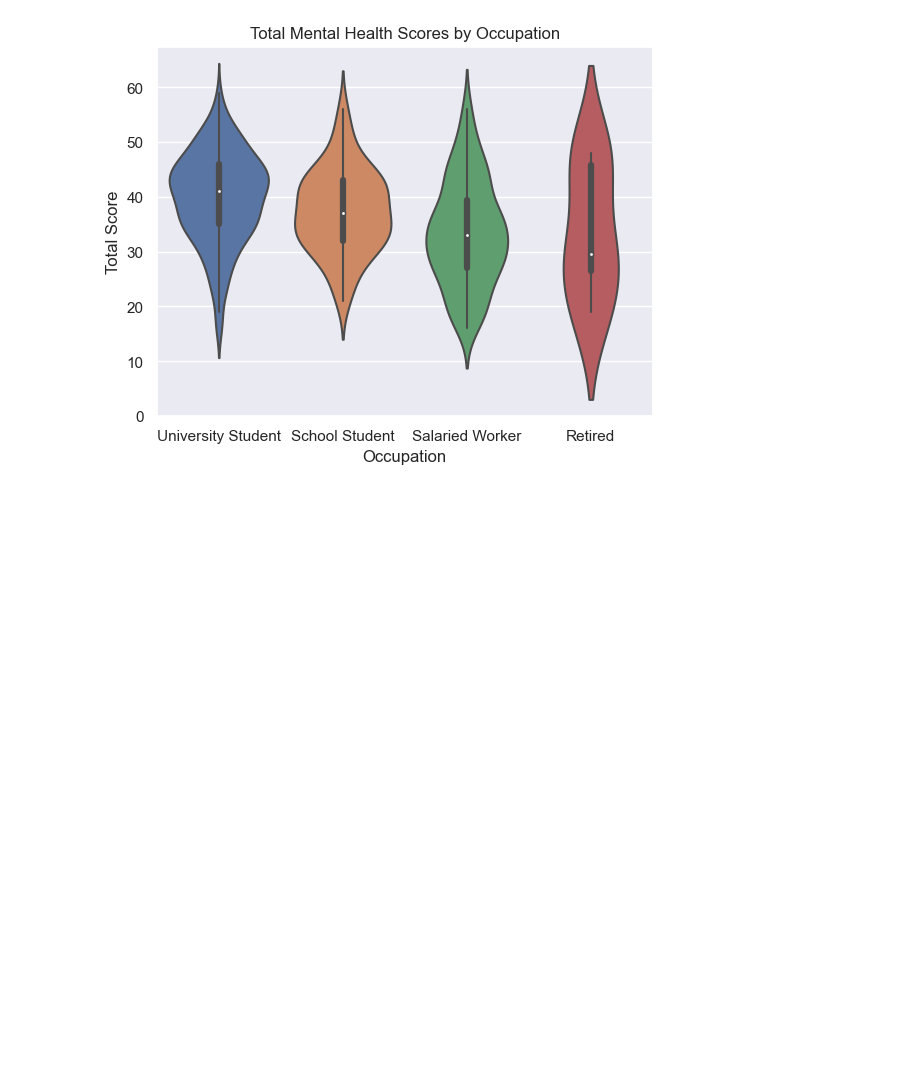
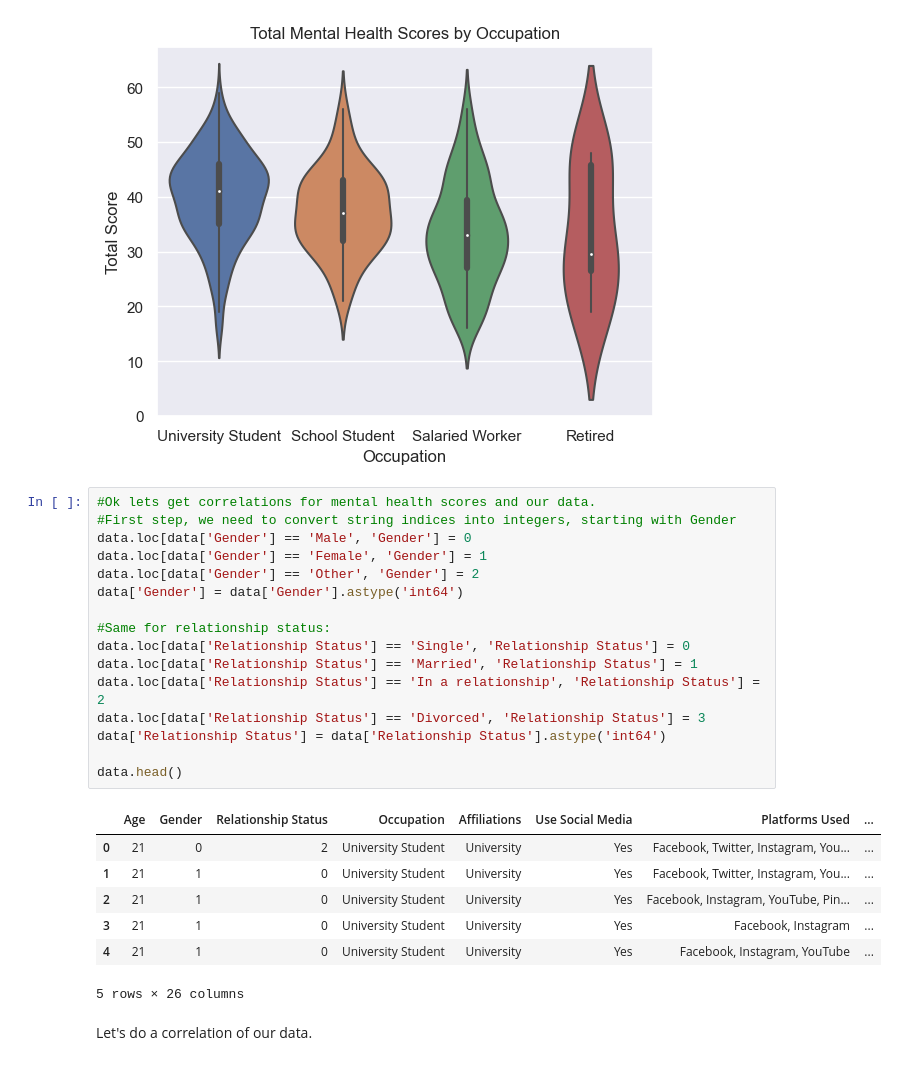
Before and after one commit to allygee/smmh_project, a Jupyter notebook: Social Media Mental Heallth Notebook.ipynb, the cells around one changed output. Cells and saved outputs as stored; diff of their text form; blank space fills up the shorter version.

```diff
--- a/Social Media Mental Heallth Notebook.ipynb
+++ b/Social Media Mental Heallth Notebook.ipynb
@@ -401,3 +410,29 @@ sns.violinplot(data=data, x=data['Occupation'],
 # %% [output]
 [Text(0.5, 1.0, 'Total Mental Health Scores by Occupation')]
 [figure]
+# %%
+#Ok lets get correlations for mental health scores and our data.
+#First step, we need to convert string indices into integers, starting with Gender
+data.loc[data['Gender'] == 'Male', 'Gender'] = 0
+data.loc[data['Gender'] == 'Female', 'Gender'] = 1
+data.loc[data['Gender'] == 'Other', 'Gender'] = 2
+data['Gender'] = data['Gender'].astype('int64')
+
+#Same for relationship status:
+data.loc[data['Relationship Status'] == 'Single', 'Relationship Status'] = 0
+data.loc[data['Relationship Status'] == 'Married', 'Relationship Status'] = 1
+data.loc[data['Relationship Status'] == 'In a relationship', 'Relationship Status'] = 2
+data.loc[data['Relationship Status'] == 'Divorced', 'Relationship Status'] = 3
+data['Relationship Status'] = data['Relationship Status'].astype('int64')
+
+data.head()
+# %% [output]
+|  | Age | Gender | Relationship Status | Occupation | Affiliations | Use Social Media | Platforms Used | ... |
+| 0 | 21 | 0 | 2 | University Student | University | Yes | Facebook, Twitter, Instagram, You... | ... |
+| 1 | 21 | 1 | 0 | University Student | University | Yes | Facebook, Twitter, Instagram, You... | ... |
+| 2 | 21 | 1 | 0 | University Student | University | Yes | Facebook, Instagram, YouTube, Pin... | ... |
+| 3 | 21 | 1 | 0 | University Student | University | Yes | Facebook, Instagram | ... |
+| 4 | 21 | 1 | 0 | University Student | University | Yes | Facebook, Instagram, YouTube | ... |
+5 rows × 26 columns
+# %% [markdown]
+Let's do a correlation of our data.
```
Also changed, not shown: parts of 8 cells of this notebook.
